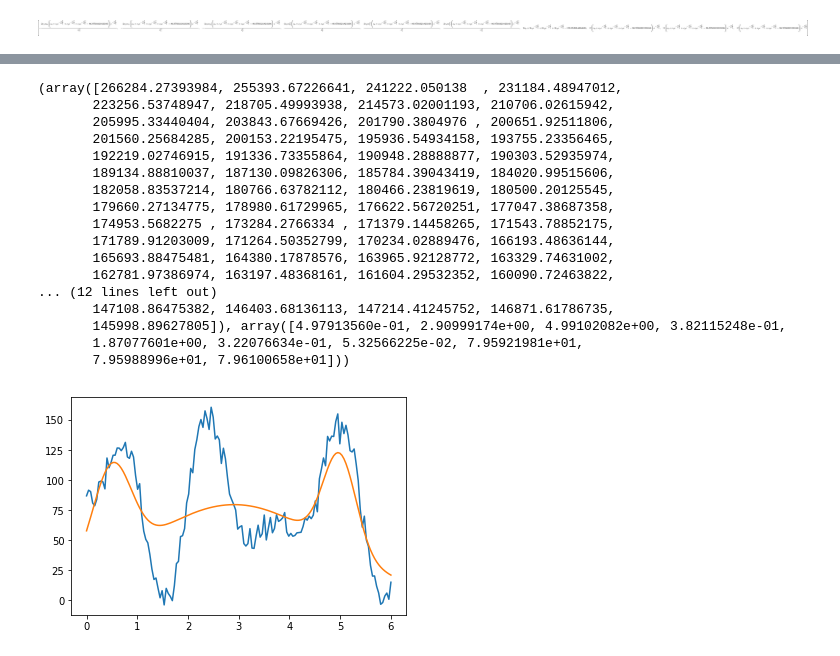
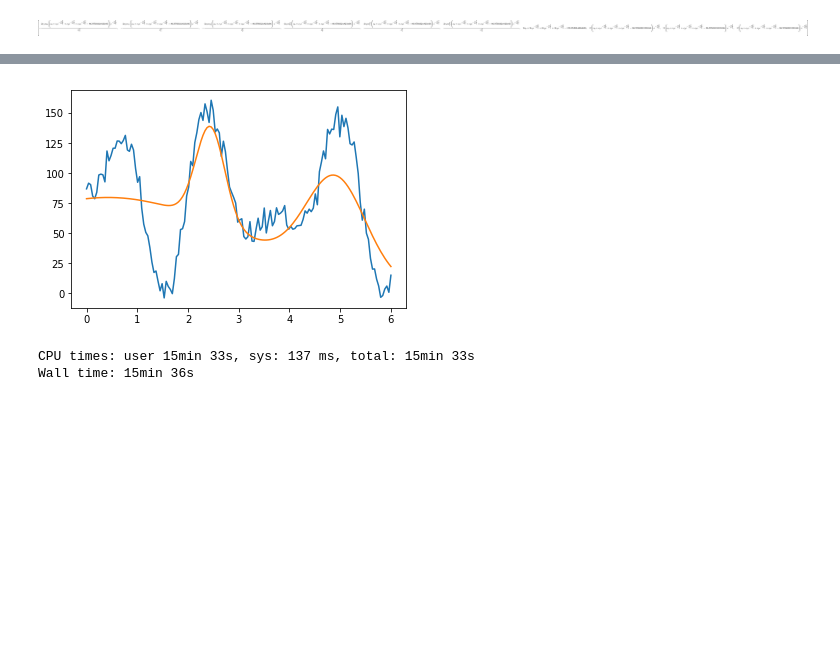
Before and after one commit to nottu/nottu-notes, a Jupyter notebook: MachineLearning/tarea_2_javier_peralta.ipynb, the cells around one changed output, grey strips where cells are left out. Saved outputs shown, nothing was run; the diff lists cells and outputs as text; code cells hidden in the pictures; blank space fills up the shorter version.

```diff
--- a/MachineLearning/tarea_2_javier_peralta.ipynb
+++ b/MachineLearning/tarea_2_javier_peralta.ipynb
@@ -309,27 +293,11 @@ Wall time: 525 µs
 # %%
 %%time
-nag_res = nag(f, gradf, x0, 100, 0.000001, 0.1)
-print(nag_res)
-# nag_res[1]
+nag_res = nag(f, gradf, x0, 200, 0.000001, 0.1)
+# print(nag_res)
 plt.plot(x, y)
 plt.plot(x, radial_fit(x, nag_res[1][:3], nag_res[1][3:6], nag_res[1][6:], np))
 plt.show()
 # %% [output]
+[figure, new version]
-(array([266284.27393984, 255393.67226641, 241222.050138  , 231184.48947012,
-       223256.53748947, 218705.49993938, 214573.02001193, 210706.02615942,
-       205995.33440404, 203843.67669426, 201790.3804976 , 200651.92511806,
-       201560.25684285, 200153.22195475, 195936.54934158, 193755.23356465,
-       192219.02746915, 191336.73355864, 190948.28888877, 190303.52935974,
-       189134.88810037, 187130.09826306, 185784.39043419, 184020.99515606,
-       182058.83537214, 180766.63782112, 180466.23819619, 180500.20125545,
-       179660.27134775, 178980.61729965, 176622.56720251, 177047.38687358,
-       174953.5682275 , 173284.2766334 , 171379.14458265, 171543.78852175,
-       171789.91203009, 171264.50352799, 170234.02889476, 166193.48636144,
-       165693.88475481, 164380.17878576, 163965.92128772, 163329.74631002,
-       162781.97386974, 163197.48368161, 161604.29532352, 160090.72463822,
-... (12 lines left out)
-       147108.86475382, 146403.68136113, 147214.41245752, 146871.61786735,
-       145998.89627805]), array([4.97913560e-01, 2.90999174e+00, 4.99102082e+00, 3.82115248e-01,
-       1.87077601e+00, 3.22076634e-01, 5.32566225e-02, 7.95921981e+01,
-       7.95988996e+01, 7.96100658e+01]))
+CPU times: user 15min 33s, sys: 137 ms, total: 15min 33s
+Wall time: 15min 36s
-[figure, old version]
```
Also changed, not shown: parts of 25 cells of this notebook.
